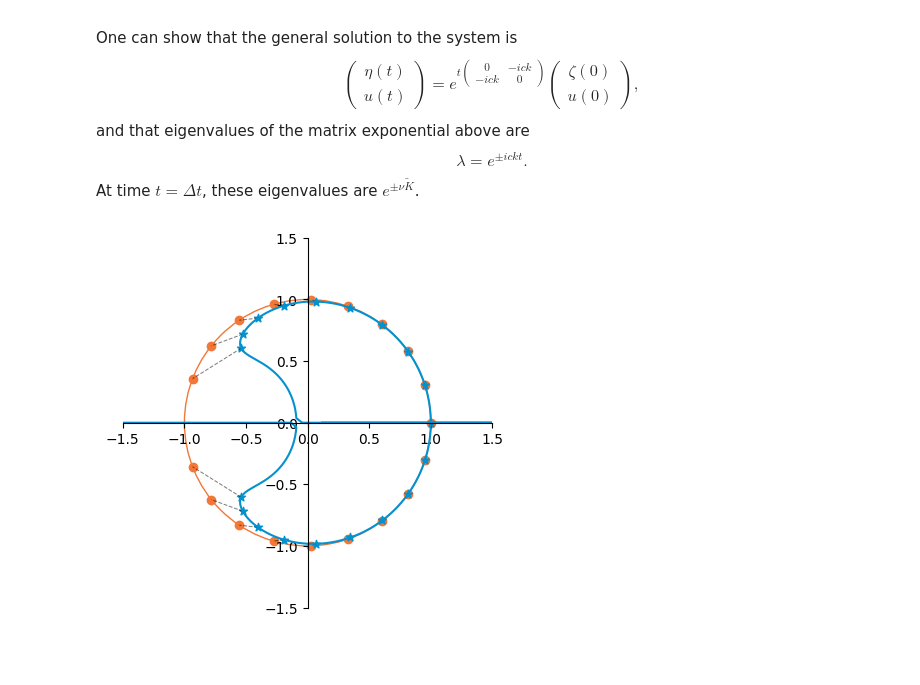
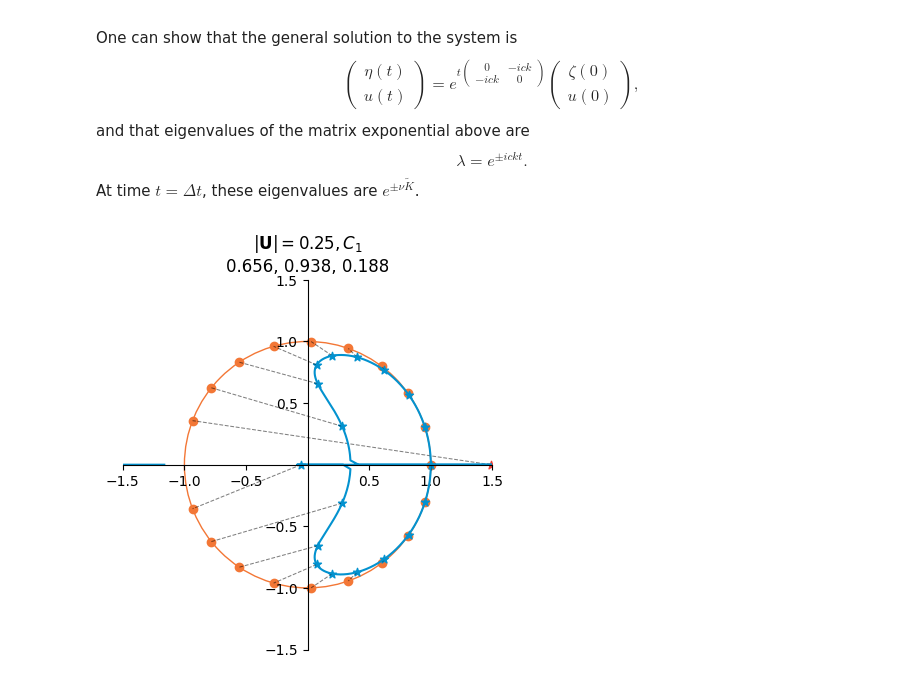
Before and after one commit to jeremy-lilly/rk-fb-optimization, a Jupyter notebook: notebooks/waveEq/rk32-fb_waveEq_plots.ipynb, the cells around one changed output. Saved outputs shown, nothing was run; the diff lists cells and outputs as text; code cells hidden in the pictures; blank space fills up the shorter version.

Commit message:
Update plots

```diff
--- a/notebooks/waveEq/rk32-fb_waveEq_plots.ipynb
+++ b/notebooks/waveEq/rk32-fb_waveEq_plots.ipynb
@@ -80,7 +80,8 @@ def swapRealImag(x):
     return x.imag + 1.j*x.real
 
 # Define a function to create a plot comparing exact/numerical eigenvalues
-def eigValPlot(G, KtildeVal, a=-np.pi, b=np.pi, delta=np.pi/512, nuDotLimit=np.pi/3):
+def eigValPlot(G, KtildeVal, title='', filename='plot.pdf',
+               a=-np.pi, b=np.pi, delta=np.pi/512, nuDotLimit=np.pi/3):
 
     red = '#ee4035'
     orange = '#f37736'
@@ -99,6 +100,10 @@ def eigValPlot(G, KtildeVal, a=-np.pi, b=np.pi, delta=np.pi/512, nuDotLimit=np.p
     ax.set_xlim(-axLim, axLim)
     ax.set_ylim(-axLim, axLim)
     ax.set_aspect(1)
+
+    ticks = [-1.5, -1, -0.5, 0.5, 1, 1.5]
+    ax.set_xticks(ticks)
+    ax.set_yticks(ticks)
 
     unitCircle = plt.Circle((0, 0), 1, fill=False, color=orange)
     ax.add_artist(unitCircle)
@@ -134,18 +139,24 @@ def eigValPlot(G, KtildeVal, a=-np.pi, b=np.pi, delta=np.pi/512, nuDotLimit=np.p
     # END for
 
     ax.plot(approx_real, approx_imag, color=blue)
+    ax.set_title(title)
+
+    fig.savefig(filename, bbox_inches='tight')
 # END eigValPlot()
 # %%
 betas = {'U0C1': [0.500, 0.500, 0.344],
          'U0C2': [0.516, 0.532, 0.331],
-         'U.05C1': [0.531, 0.531, 0.313],
-         'U.15C1': [0.359, 0.578, 0.234],
-         'U.25C1': [0.656, 0.938, 0.188]}
+         'U05C1': [0.531, 0.531, 0.313],
+         'U15C1': [0.359, 0.578, 0.234],
+         'U25C1': [0.656, 0.938, 0.188]}
 
 KtildeVal = np.pi/2
-vals = betas['U.05C1']
+vals = betas['U25C1']
 optG = lambda nu: _calcG(nu, vals[0], vals[1], vals[2], KtildeVal)
 
-eigValPlot(optG, KtildeVal, delta=np.pi/512, nuDotLimit=np.pi/1.75)
+filename = 'U25C1.pdf'
+betaStr = '{}'.format(betas['U25C1'])[1:-1]
+title = '$|\mathbf{U}| = 0.25, C_1$\n' + betaStr
+eigValPlot(optG, KtildeVal, title, filename, delta=np.pi/512, nuDotLimit=np.pi/1.75)
 # %% [output]
-[figure, old version]
+[figure, new version]
```
